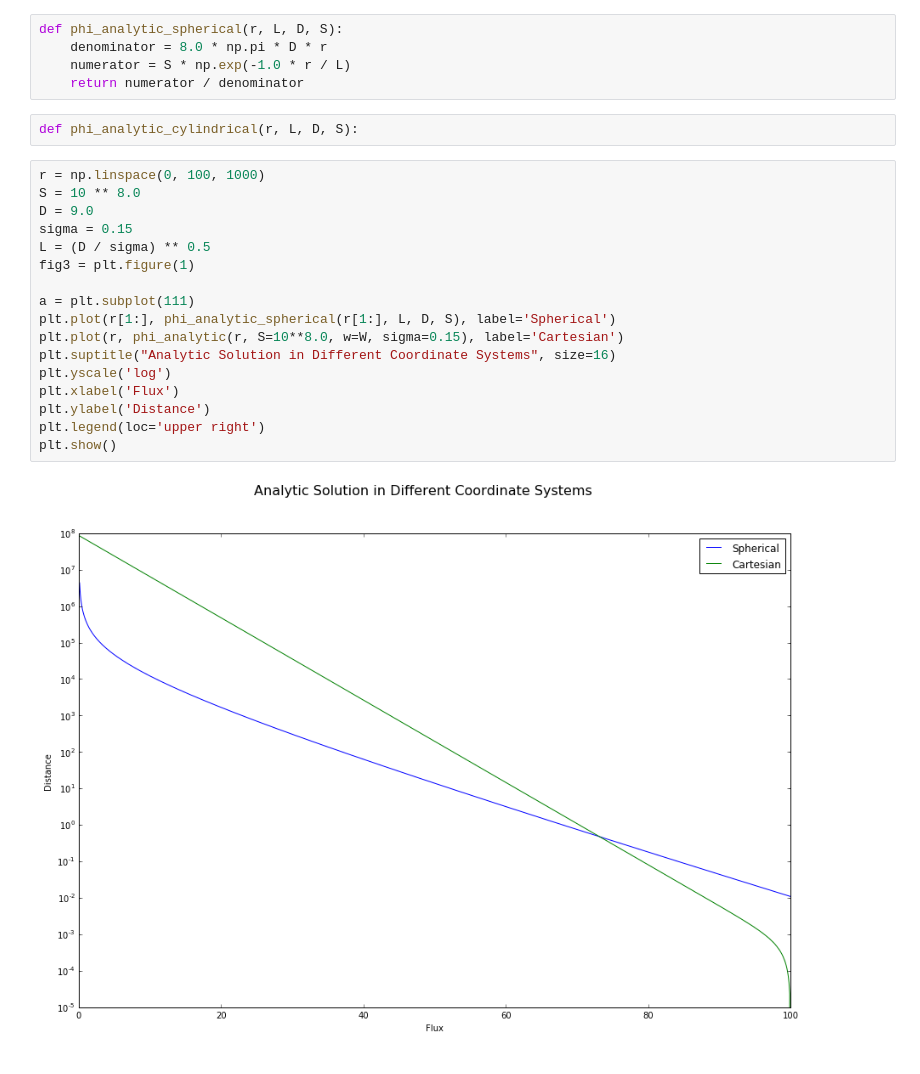
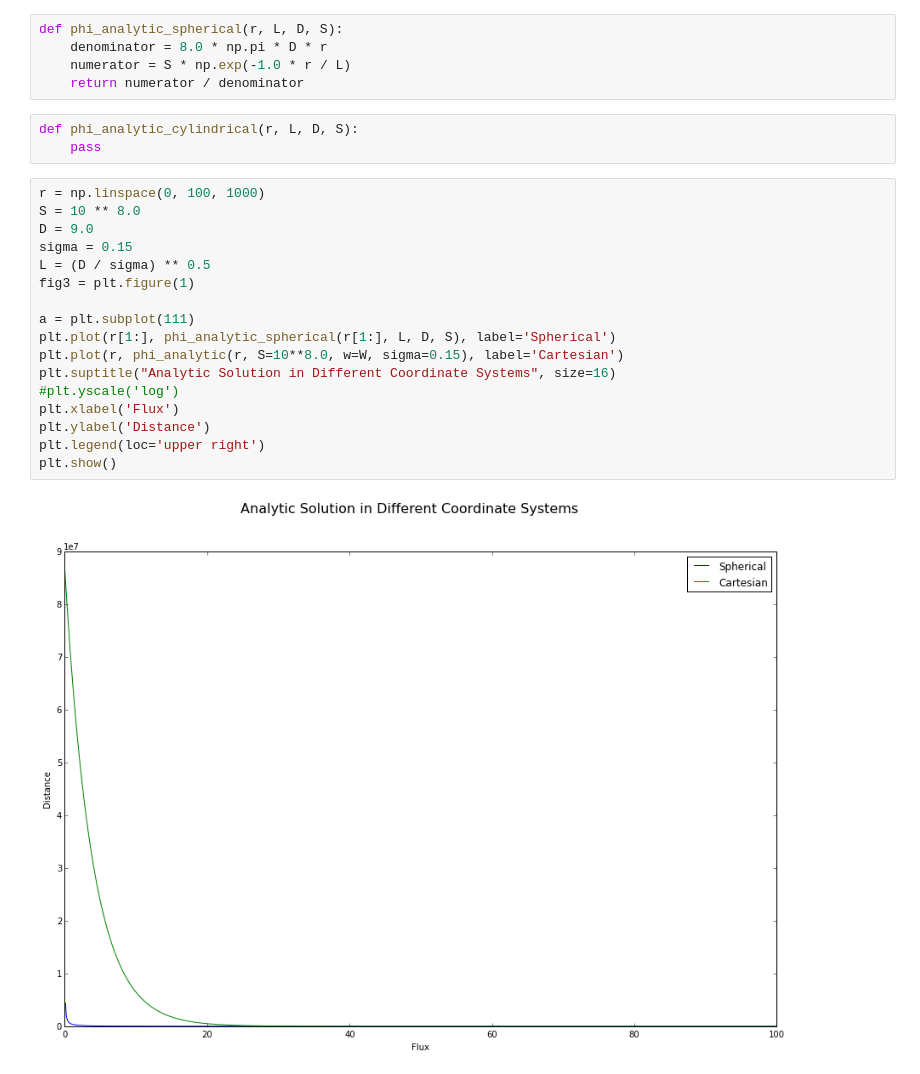
Before and after one commit to piovere/470-project-1, a Jupyter notebook: Project1.ipynb, the cells around one changed output. Saved outputs shown, nothing was run; the diff lists cells and outputs as text.

```diff
--- a/Project1.ipynb
+++ b/Project1.ipynb
@@ -149,22 +149,23 @@ def phi_analytic_spherical(r, L, D, S):
     return numerator / denominator
 # %%
 def phi_analytic_cylindrical(r, L, D, S):
+    pass
 # %%
 r = np.linspace(0, 100, 1000)
 S = 10 ** 8.0
 D = 9.0
 sigma = 0.15
 L = (D / sigma) ** 0.5
 fig3 = plt.figure(1)
 
 a = plt.subplot(111)
 plt.plot(r[1:], phi_analytic_spherical(r[1:], L, D, S), label='Spherical')
 plt.plot(r, phi_analytic(r, S=10**8.0, w=W, sigma=0.15), label='Cartesian')
 plt.suptitle("Analytic Solution in Different Coordinate Systems", size=16)
-plt.yscale('log')
+#plt.yscale('log')
 plt.xlabel('Flux')
 plt.ylabel('Distance')
 plt.legend(loc='upper right')
 plt.show()
 # %% [output]
-[figure, old version]
+[figure, new version]
```
Also changed, not shown: parts of 2 cells of this notebook.
